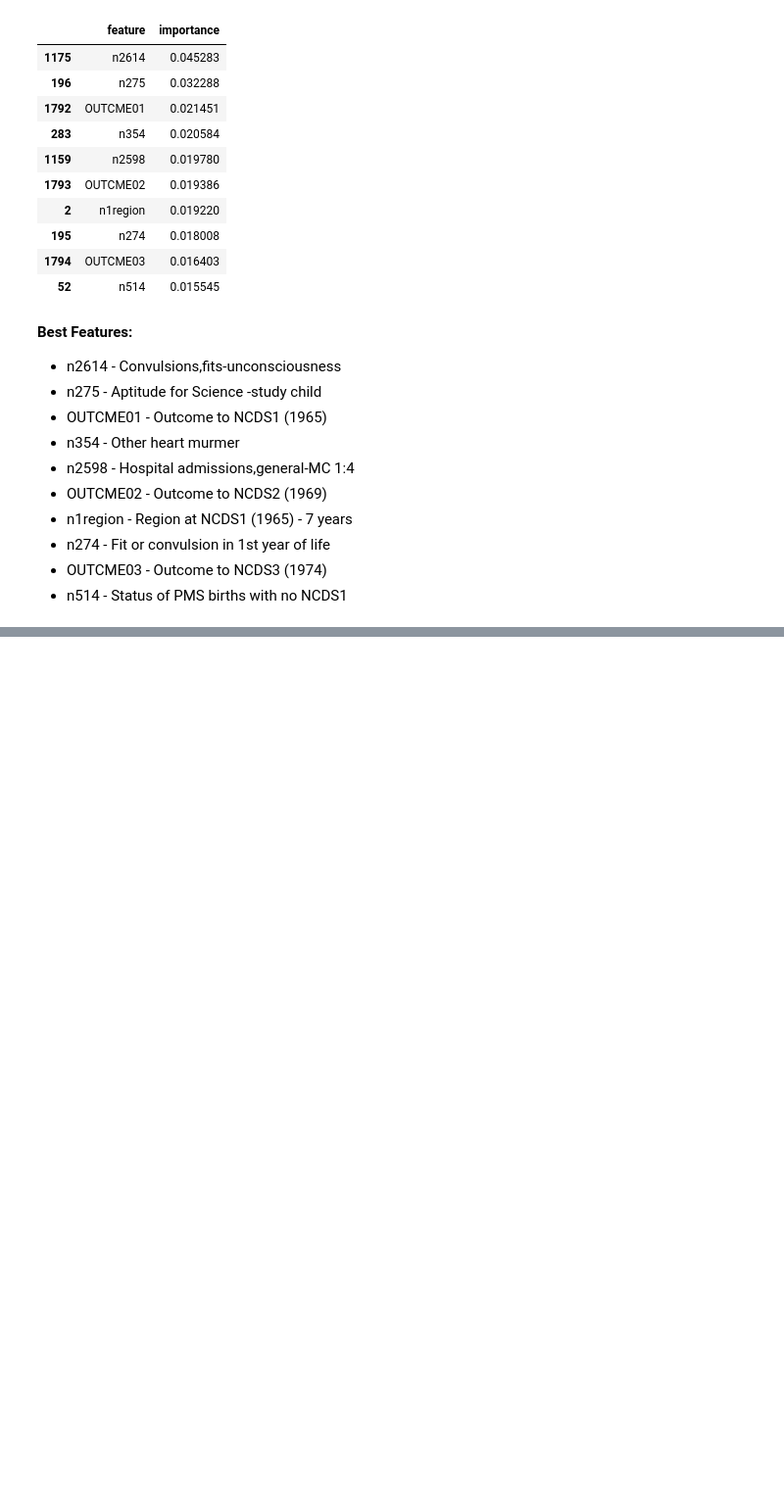
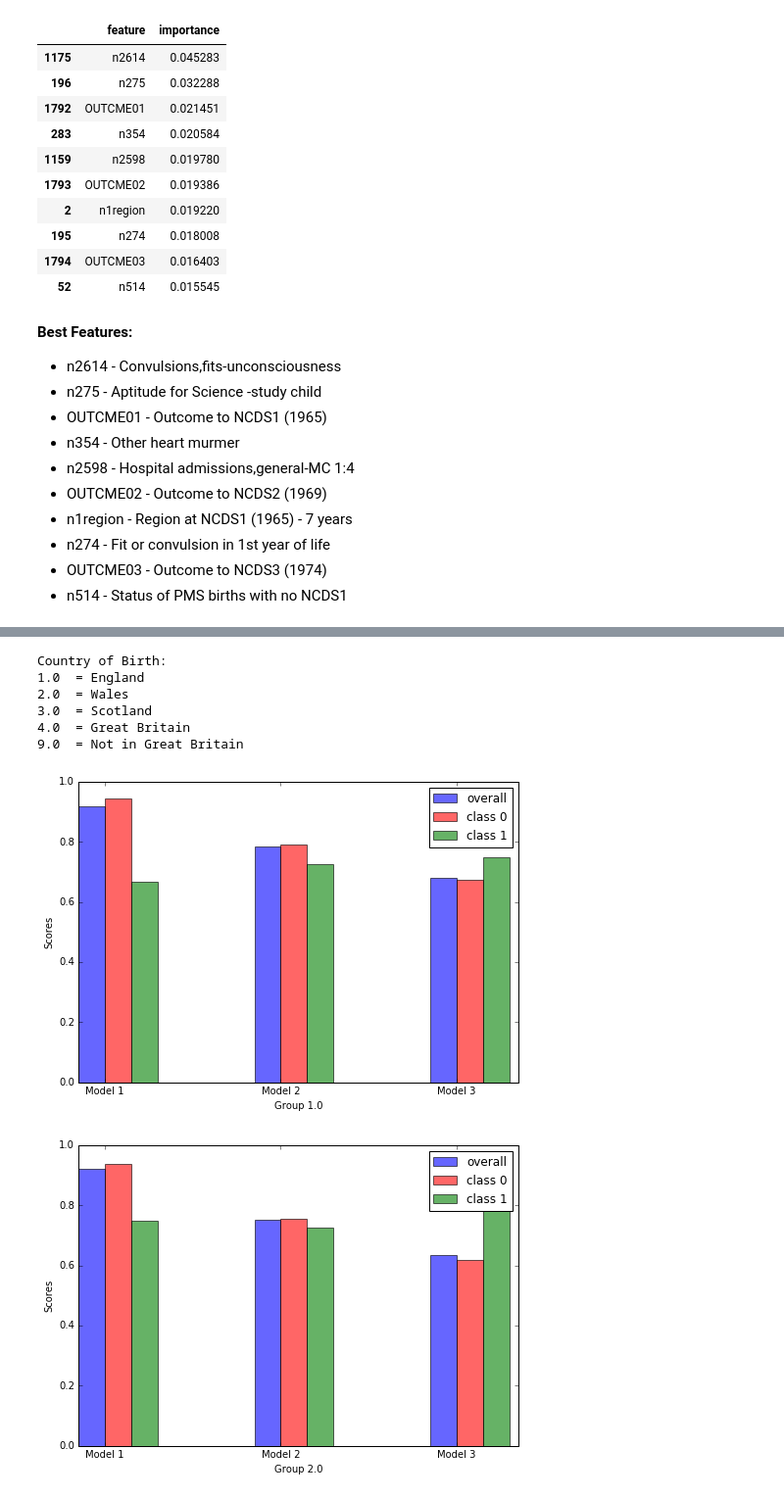
Before and after one commit to harvard-team-pivot/epilepsy-prediction, a Jupyter notebook: docs/ipynb/40_model_03.ipynb, the cells around one changed output, grey strips where cells are left out. Shown at 98% size. Saved outputs shown, nothing was run; the diff lists cells and outputs as text; code cells hidden in the pictures; blank space fills up the shorter version.

```diff
--- a/docs/ipynb/40_model_03.ipynb
+++ b/docs/ipynb/40_model_03.ipynb
@@ -241,0 +302,20 @@ In this step we can use the model we just built to make predictions for unknown
+# %%
+### Prediction based on country of birth
+list_of_country = list(ncds_data_no_indicators['COBIRTH'].unique())
+
+print "Country of Birth:"
+print "1.0  = England"
+print "2.0  = Wales"
+print "3.0  = Scotland"
+print "4.0  = Great Britain"
+print "9.0  = Not in Great Britain"
+plot_by_group(list_of_country,'COBIRTH')
+# %% [output]
+Country of Birth:
+1.0  = England
+2.0  = Wales
+3.0  = Scotland
+4.0  = Great Britain
+9.0  = Not in Great Britain
+[figure, added]
+[figure, added]
```
Also changed, not shown: parts of 6 cells of this notebook, 2 other files.
